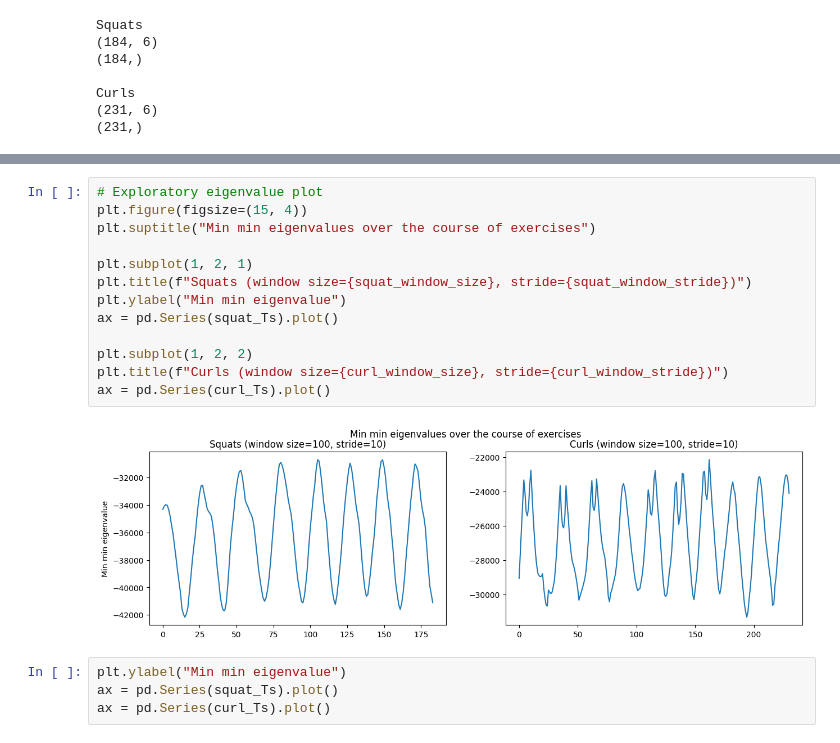
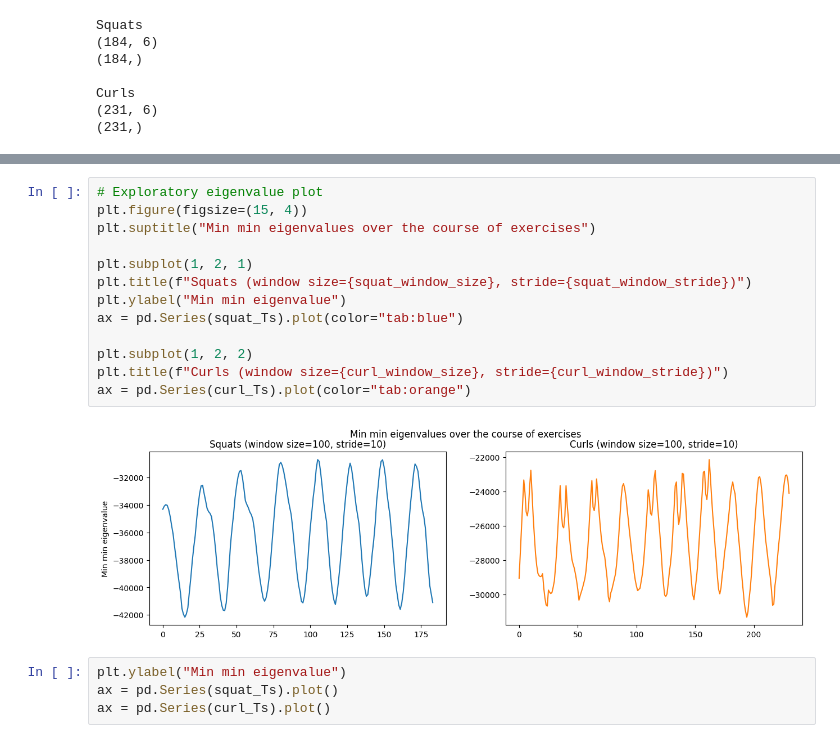
Before and after one commit to sjb296/linear-motion-detection, a Jupyter notebook: main.ipynb, the cells around one changed output, grey strips where cells are left out. Drawn from its saved outputs; the diff is of its cells as text.

```diff
--- a/main.ipynb
+++ b/main.ipynb
@@ -396,18 +375,18 @@ curls_Ts_df = pd.DataFrame(curl_Ts, columns=["T"])
 # %%
 # Exploratory eigenvalue plot
 plt.figure(figsize=(15, 4))
 plt.suptitle("Min min eigenvalues over the course of exercises")
 
 plt.subplot(1, 2, 1)
 plt.title(f"Squats (window size={squat_window_size}, stride={squat_window_stride})")
 plt.ylabel("Min min eigenvalue")
-ax = pd.Series(squat_Ts).plot()
+ax = pd.Series(squat_Ts).plot(color="tab:blue")
 
 plt.subplot(1, 2, 2)
 plt.title(f"Curls (window size={curl_window_size}, stride={curl_window_stride})")
-ax = pd.Series(curl_Ts).plot()
+ax = pd.Series(curl_Ts).plot(color="tab:orange")
 # %% [output]
-[figure, old version]
+[figure, new version]
 # %%
 plt.ylabel("Min min eigenvalue")
 ax = pd.Series(squat_Ts).plot()
```
Also changed, not shown: parts of 18 cells of this notebook.
